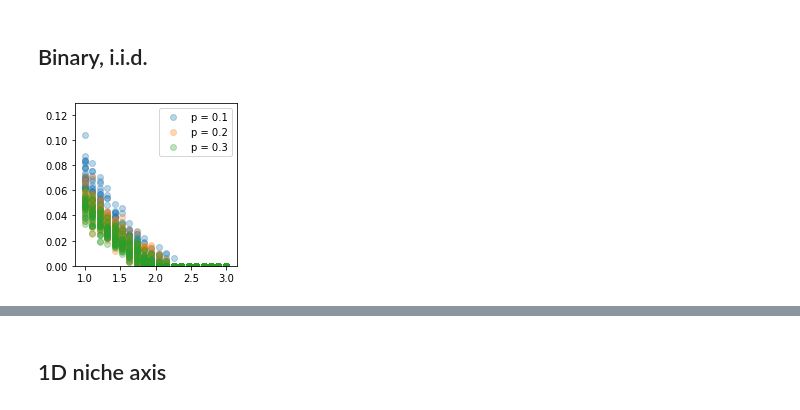
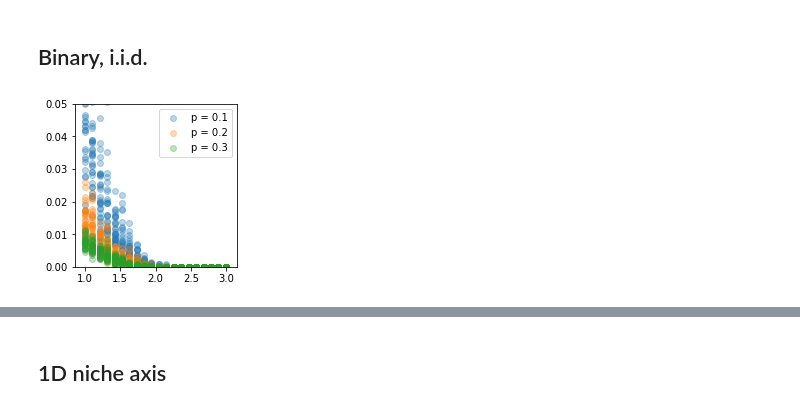
Before and after one commit to Ninjaneer32/immune-svm, a Jupyter notebook: scripts/ImmuneOptimization.ipynb, the cells around one changed output, grey strips where cells are left out. Saved outputs shown, nothing was run; the diff lists cells and outputs as text; code cells hidden in the pictures.

```diff
--- a/scripts/ImmuneOptimization.ipynb
+++ b/scripts/ImmuneOptimization.ipynb
@@ -139,14 +191,14 @@ It seems to work, with the precision of the shielded phase determined by the num
 # %%
 fig,ax=plt.subplots(figsize=(3,3))
 fig.subplots_adjust(left=0.15)
 sensitivity = pd.read_csv('../data/sensitivity_binary.csv',index_col=0)
 for p,data in sensitivity.groupby('p'):
-    ax.scatter(data['alpha'].values,np.sqrt(data['sensitivity'].values),label='p = '+str(p),alpha=0.3)
+    ax.scatter(data['alpha'].values,data['Qvar'].values,label='p = '+str(p),alpha=0.3)
 plt.legend()
-ax.set_ylim((0,None))
+ax.set_ylim((0,.05))
 pdf = bpdf.PdfPages('../figures/sense_binary.pdf')
 pdf.savefig(fig)
 pdf.close()
 plt.show()
 # %% [output]
-[figure, old version]
+[figure, new version]
```
Also changed, not shown: parts of 15 cells of this notebook, 16 other files.
